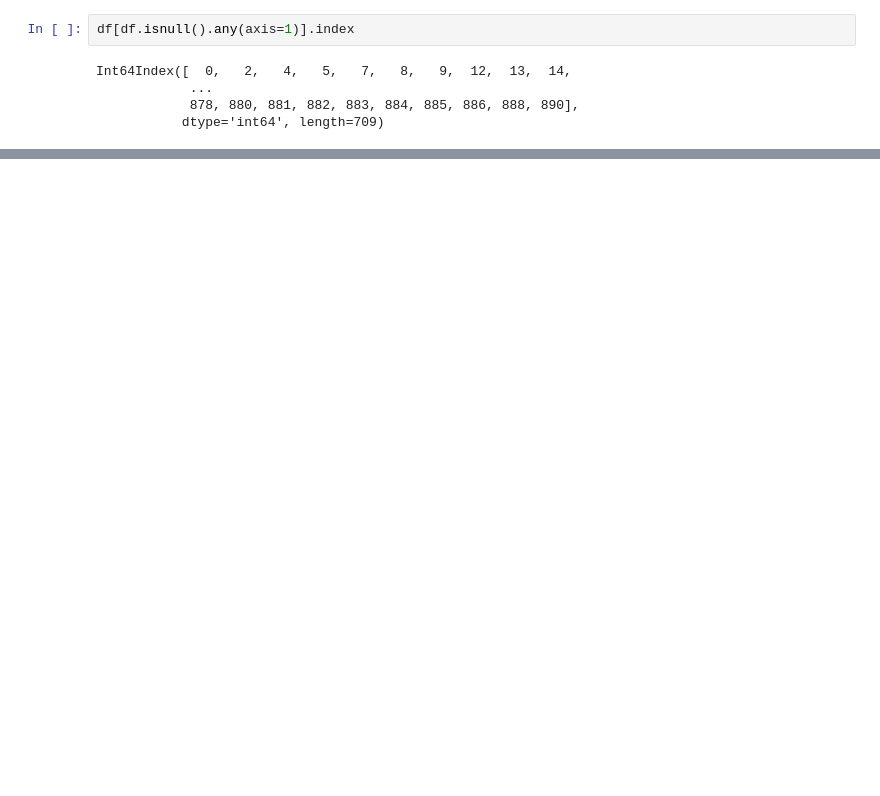
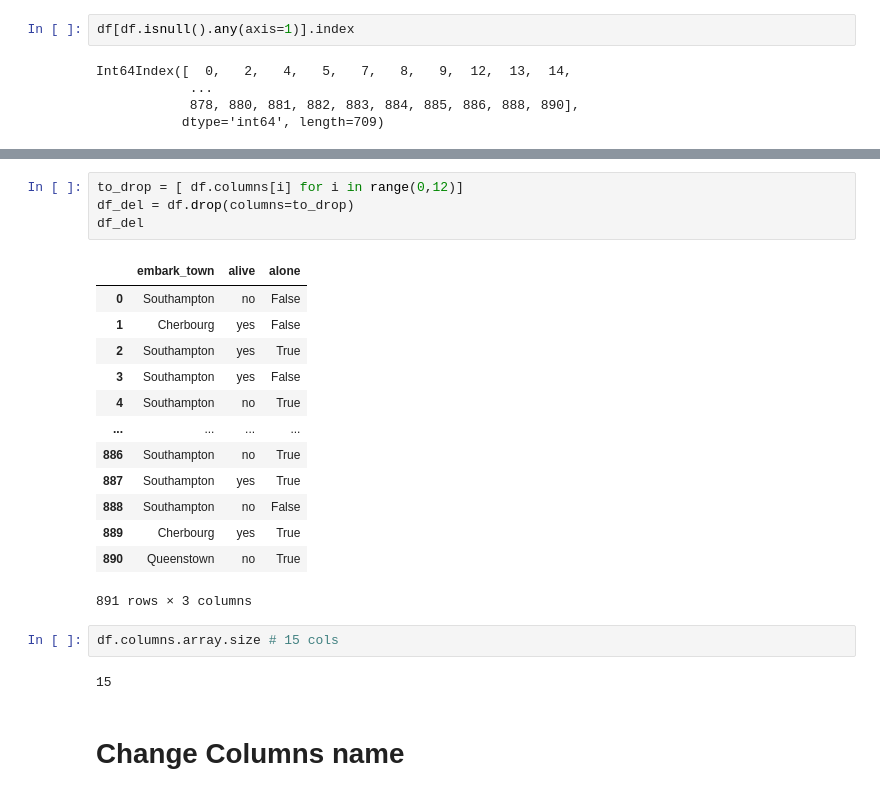
Before and after one commit to Yayawak/Matplotlib-learn-project, a Jupyter notebook: Basic pandas/clean-missing_data/missing_data_deal.ipynb, the cells around one changed output, grey strips where cells are left out. Cells and saved outputs as stored; diff of their text form; blank space fills up the shorter version.

```diff
--- a/Basic pandas/clean-missing_data/missing_data_deal.ipynb
+++ b/Basic pandas/clean-missing_data/missing_data_deal.ipynb
@@ -175,3 +175,27 @@ df[col] = df[col].fillna(df[col].mean())
 df.age.isnull().sum()
 # %% [output]
 0
+# %%
+to_drop = [ df.columns[i] for i in range(0,12)]
+df_del = df.drop(columns=to_drop)
+df_del
+# %% [output]
+|  | embark_town | alive | alone |
+| 0 | Southampton | no | False |
+| 1 | Cherbourg | yes | False |
+| 2 | Southampton | yes | True |
+| 3 | Southampton | yes | False |
+| 4 | Southampton | no | True |
+| ... | ... | ... | ... |
+| 886 | Southampton | no | True |
+| 887 | Southampton | yes | True |
+| 888 | Southampton | no | False |
+| 889 | Cherbourg | yes | True |
+| 890 | Queenstown | no | True |
+891 rows × 3 columns
+# %%
+df.columns.array.size # 15 cols
+# %% [output]
+15
+# %% [markdown]
+# Change Columns name
```
Also changed, not shown: parts of 16 cells of this notebook, 8 other files.
